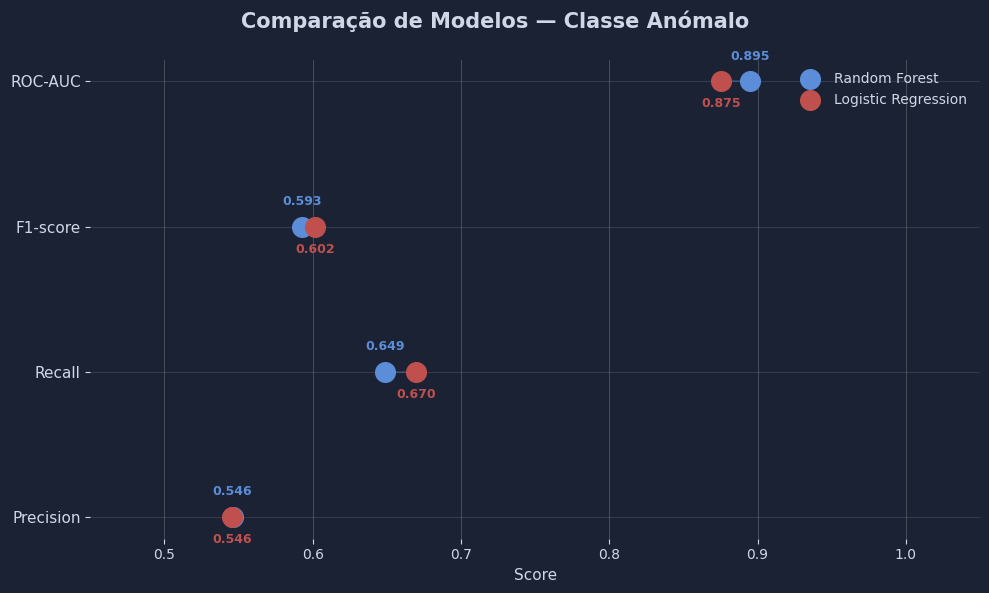
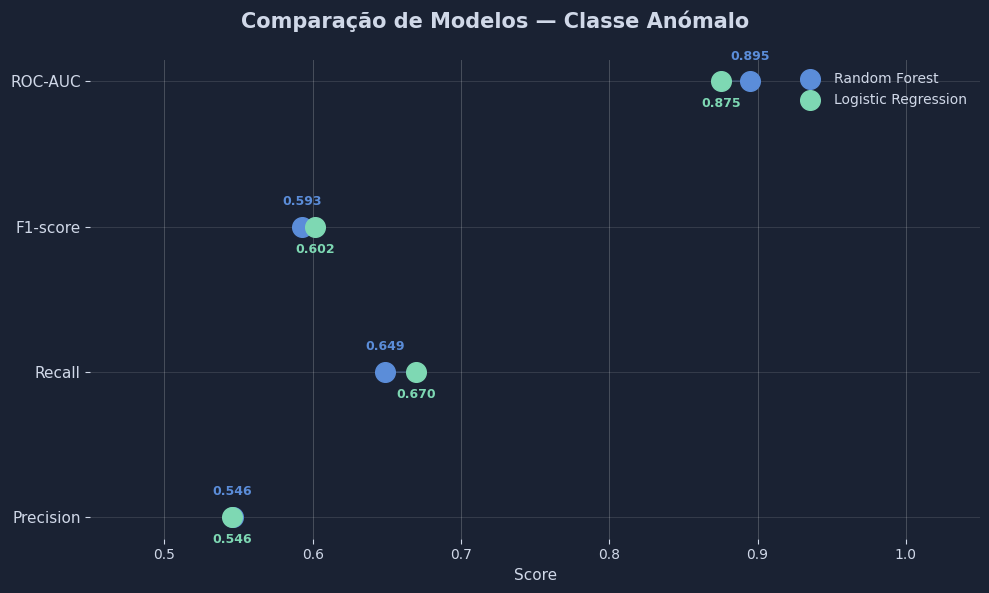
The notebook cell's code change between the first figure and the second:
--- before
+++ after
@@ -21,7 +21,7 @@
     ax.plot([vrf, vlr], [i, i], color=GRID_COLOR, linewidth=1.5, zorder=1)
     ax.scatter(vrf, i, color=BLUE, s=200, zorder=2, label='Random Forest' if i == 0 else '')
-    ax.scatter(vlr, i, color=RED, s=200, zorder=2, label='Logistic Regression' if i == 0 else '')
+    ax.scatter(vlr, i, color='#7ED8B3', s=200, zorder=2, label='Logistic Regression' if i == 0 else '')
     ax.text(vrf, i + 0.15, f'{vrf:.3f}', ha='center', color=BLUE, fontsize=9, fontweight='bold')
-    ax.text(vlr, i - 0.18, f'{vlr:.3f}', ha='center', color=RED, fontsize=9, fontweight='bold')
+    ax.text(vlr, i - 0.18, f'{vlr:.3f}', ha='center', color='#7ED8B3', fontsize=9, fontweight='bold')
 
 ax.set_yticks(y_pos)

Commit: feat: projeto final completo - notebook, relatorio, ppt, powerbi,comentario Pseudo-Labelling